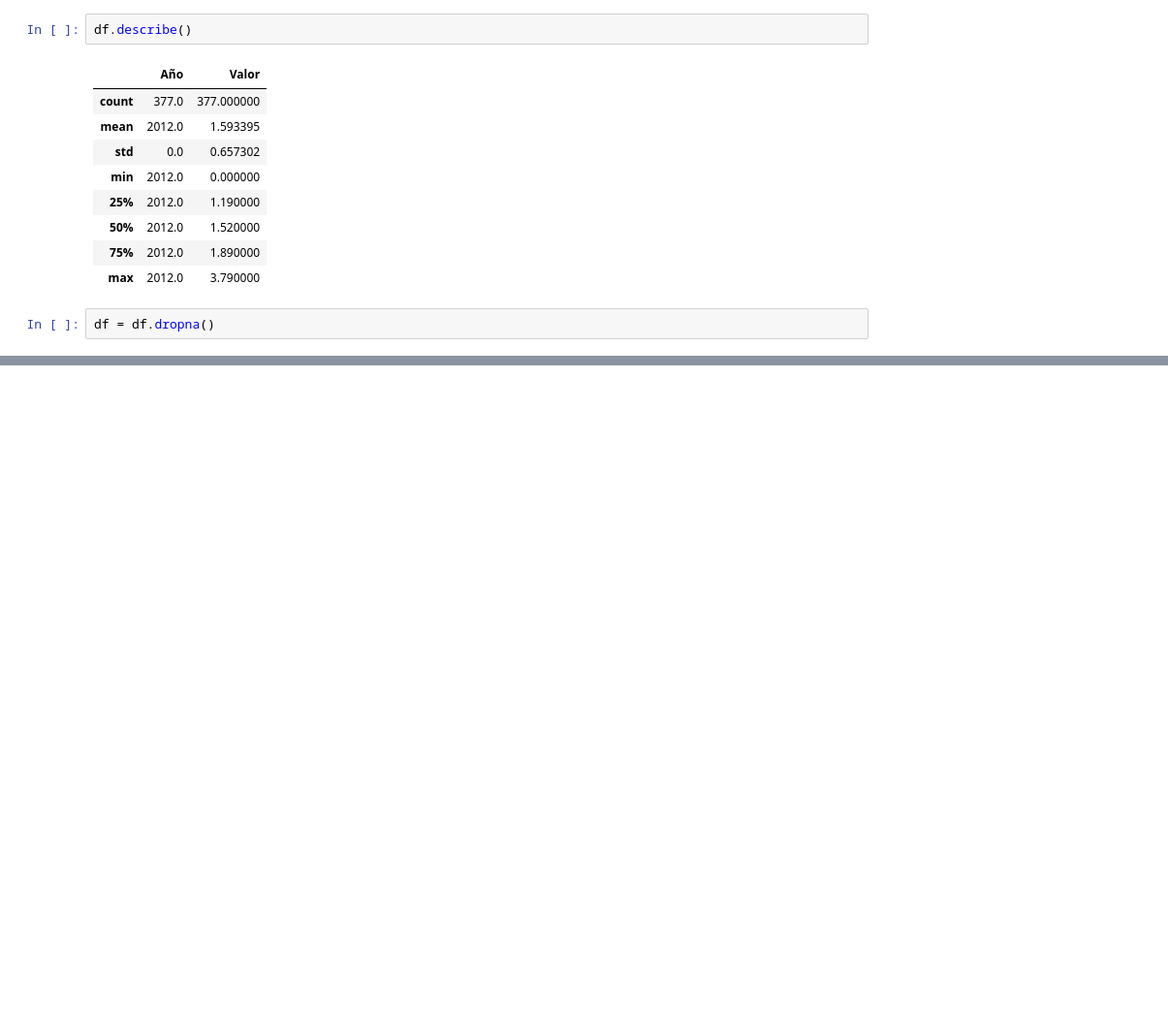
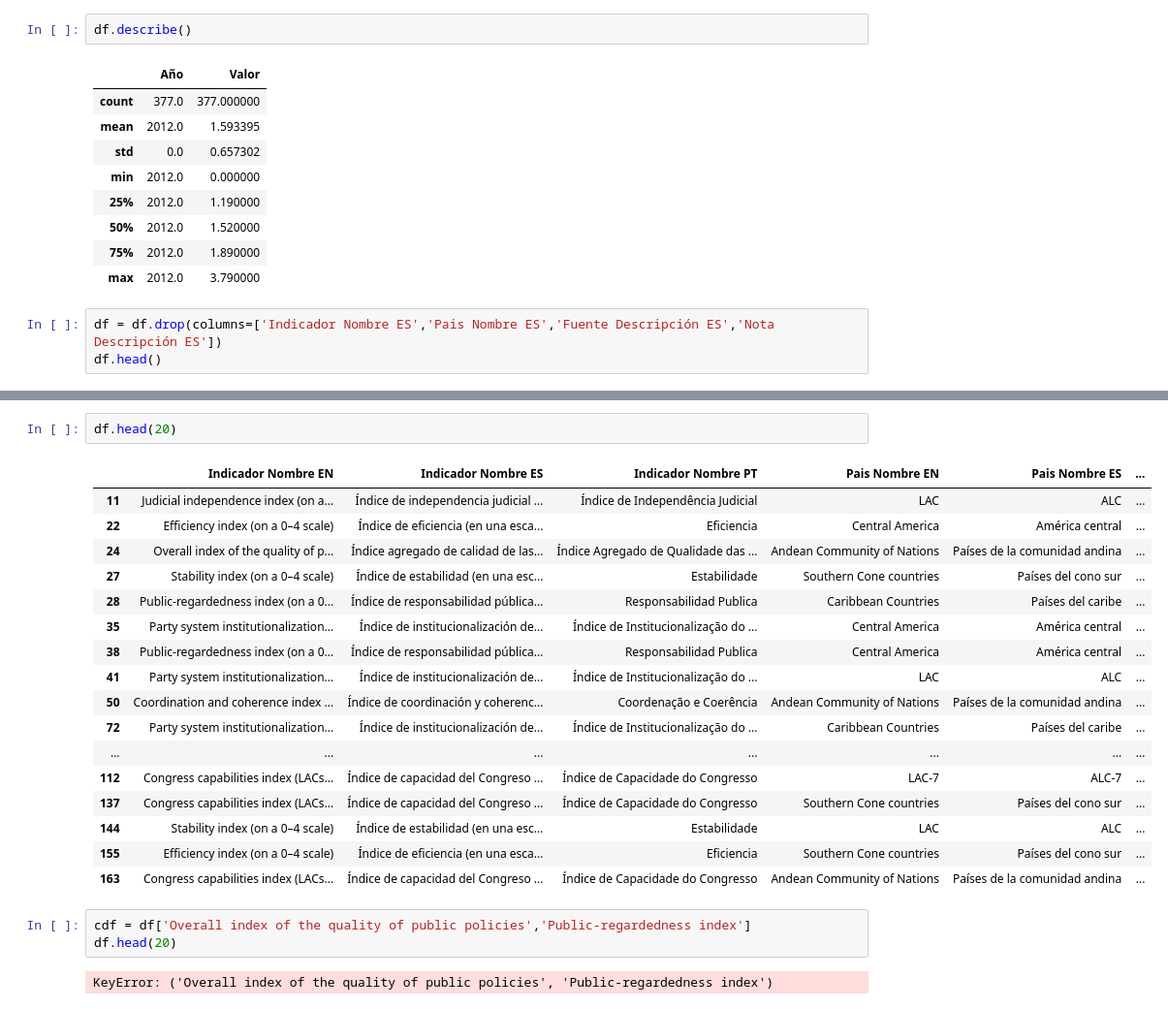
Before and after one commit to andreasoledadguerra/BID_Datasets, a Jupyter notebook: PoliticsOfpolicies2006.ipynb, the cells around one changed output, grey strips where cells are left out. Shown at 97% size. Cells and saved outputs as stored; diff of their text form; blank space fills up the shorter version.

```diff
--- a/PoliticsOfpolicies2006.ipynb
+++ b/PoliticsOfpolicies2006.ipynb
@@ -41,5 +41,6 @@ df.describe()
 | 50% | 2012.0 | 1.520000 |
 | 75% | 2012.0 | 1.890000 |
 | max | 2012.0 | 3.790000 |
-# %%
-df = df.dropna()
+# %%
+df = df.drop(columns=['Indicador Nombre ES','Pais Nombre ES','Fuente Descripción ES','Nota Descripción ES'])
+df.head()
@@ -45,0 +75,25 @@ df = df.dropna()
+# %%
+df.head(20)
+# %% [output]
+|  | Indicador Nombre EN | Indicador Nombre ES | Indicador Nombre PT | Pais Nombre EN | Pais Nombre ES | ... |
+| 11 | Judicial independence index (on a... | Índice de independencia judicial ... | Índice de Independência Judicial | LAC | ALC | ... |
+| 22 | Efficiency index (on a 0–4 scale) | Índice de eficiencia (en una esca... | Eficiencia | Central America | América central | ... |
+| 24 | Overall index of the quality of p... | Índice agregado de calidad de las... | Índice Agregado de Qualidade das ... | Andean Community of Nations | Países de la comunidad andina | ... |
+| 27 | Stability index (on a 0–4 scale) | Índice de estabilidad (en una esc... | Estabilidade | Southern Cone countries | Países del cono sur | ... |
+| 28 | Public-regardedness index (on a 0... | Índice de responsabilidad pública... | Responsabilidad Publica | Caribbean Countries | Países del caribe | ... |
+| 35 | Party system institutionalization... | Índice de institucionalización de... | Índice de Institucionalização do ... | Central America | América central | ... |
+| 38 | Public-regardedness index (on a 0... | Índice de responsabilidad pública... | Responsabilidad Publica | Central America | América central | ... |
+| 41 | Party system institutionalization... | Índice de institucionalización de... | Índice de Institucionalização do ... | LAC | ALC | ... |
+| 50 | Coordination and coherence index ... | Índice de coordinación y coherenc... | Coordenação e Coerência | Andean Community of Nations | Países de la comunidad andina | ... |
+| 72 | Party system institutionalization... | Índice de institucionalización de... | Índice de Institucionalização do ... | Caribbean Countries | Países del caribe | ... |
+| ... | ... | ... | ... | ... | ... | ... |
+| 112 | Congress capabilities index (LACs... | Índice de capacidad del Congreso ... | Índice de Capacidade do Congresso | LAC-7 | ALC-7 | ... |
+| 137 | Congress capabilities index (LACs... | Índice de capacidad del Congreso ... | Índice de Capacidade do Congresso | Southern Cone countries | Países del cono sur | ... |
+| 144 | Stability index (on a 0–4 scale) | Índice de estabilidad (en una esc... | Estabilidade | LAC | ALC | ... |
+| 155 | Efficiency index (on a 0–4 scale) | Índice de eficiencia (en una esca... | Eficiencia | Southern Cone countries | Países del cono sur | ... |
+| 163 | Congress capabilities index (LACs... | Índice de capacidad del Congreso ... | Índice de Capacidade do Congresso | Andean Community of Nations | Países de la comunidad andina | ... |
+# %%
+cdf = df['Overall index of the quality of public policies','Public-regardedness index']
+df.head(20)
+# %% [output]
+KeyError: ('Overall index of the quality of public policies', 'Public-regardedness index')
```
Also changed, not shown: parts of 2 cells of this notebook.
